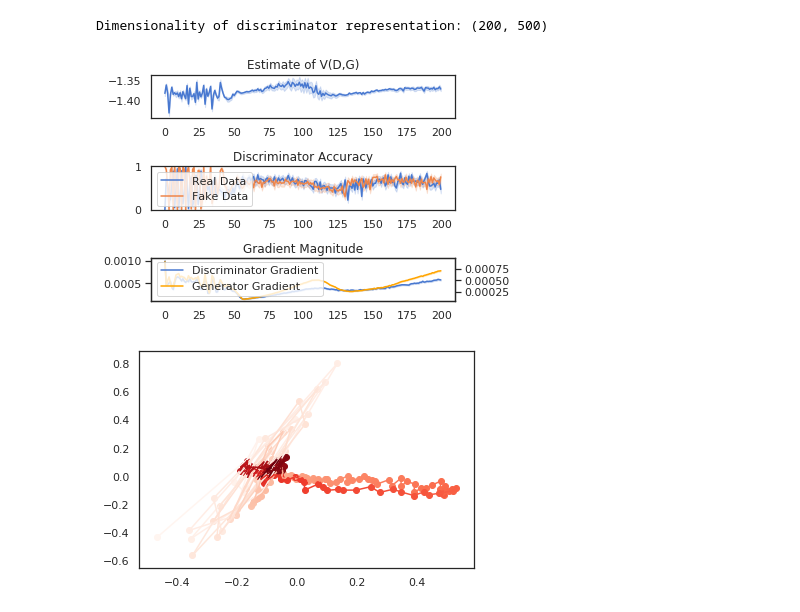
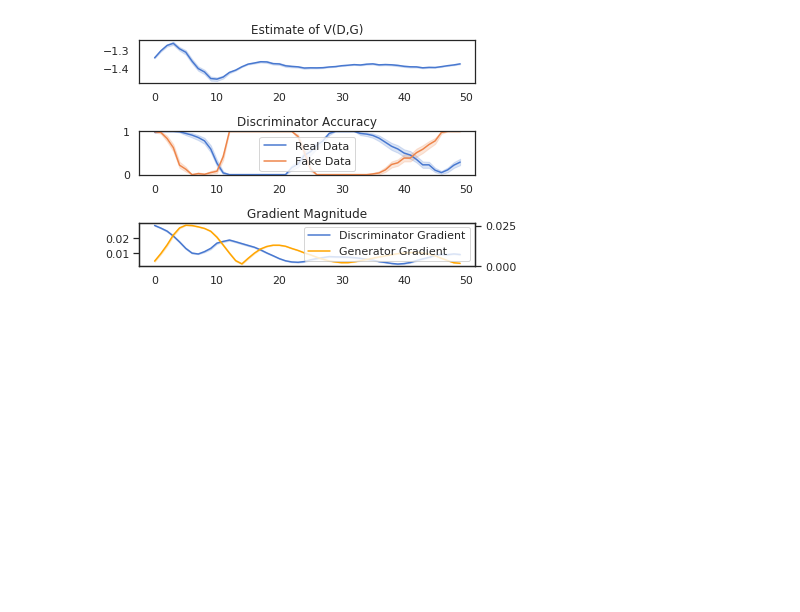
Before and after one commit to Yeojoon/GAN, a Jupyter notebook: GANCyclicity/Cyclicity_Experiments.ipynb, the cells around one changed output. Drawn from its saved outputs; the diff is of its cells as text; code cells hidden in the pictures; blank space fills up the shorter version.

Commit message:
more improvements to cyclic plotting code

```diff
--- a/GANCyclicity/Cyclicity_Experiments.ipynb
+++ b/GANCyclicity/Cyclicity_Experiments.ipynb
@@ -30,5 +32,3 @@ from util import *
 from datasets import *
 
 import json
-# %%
-device = torch.device("cuda:0" if torch.cuda.is_available() else "cpu")
@@ -34,0 +208,13 @@ device = torch.device("cuda:0" if torch.cuda.is_available() else "cpu")
+# %%
+generator = GMMDenseGenerator(latent_dim=32).to(device)
+discriminator = GMMDenseDiscriminator().to(device)
+g = GAN(g_model=generator,
+        d_model=discriminator,
+        g_opt=optim.SGD,
+        d_opt=optim.SGD,
+        g_lr=0.004,
+        d_lr=0.004,
+        n_epochs=50,
+        dataset=Grid2D(),
+        latent_dim=32)
+g.train()
@@ -205,12 +227,0 @@ class GAN:
-# %%
-generator = GMMDenseGenerator(latent_dim=32).to(device)
-discriminator = GMMDenseDiscriminator().to(device)
-g = GAN(g_model=generator,
-        d_model=discriminator,
-        g_opt=optim.SGD,
-        d_opt=optim.SGD,
-        g_lr=0.004,
-        d_lr=0.004,
-        n_epochs=200,
-        dataset=Grid2D(),
-        latent_dim=32)
@@ -225,8 +231,6 @@ g.train()
 # %%
 temp = g.dataset.sample_train(20)
 # %%
-g.make_plots()
+g.make_GvsD_plots()
 # %% [output]
-Dimensionality of discriminator representation: (200, 500)
-[figure, old version]
+[figure, new version]
-[figure, removed]
```
Also changed, not shown: parts of 9 cells of this notebook, 1 other file.
